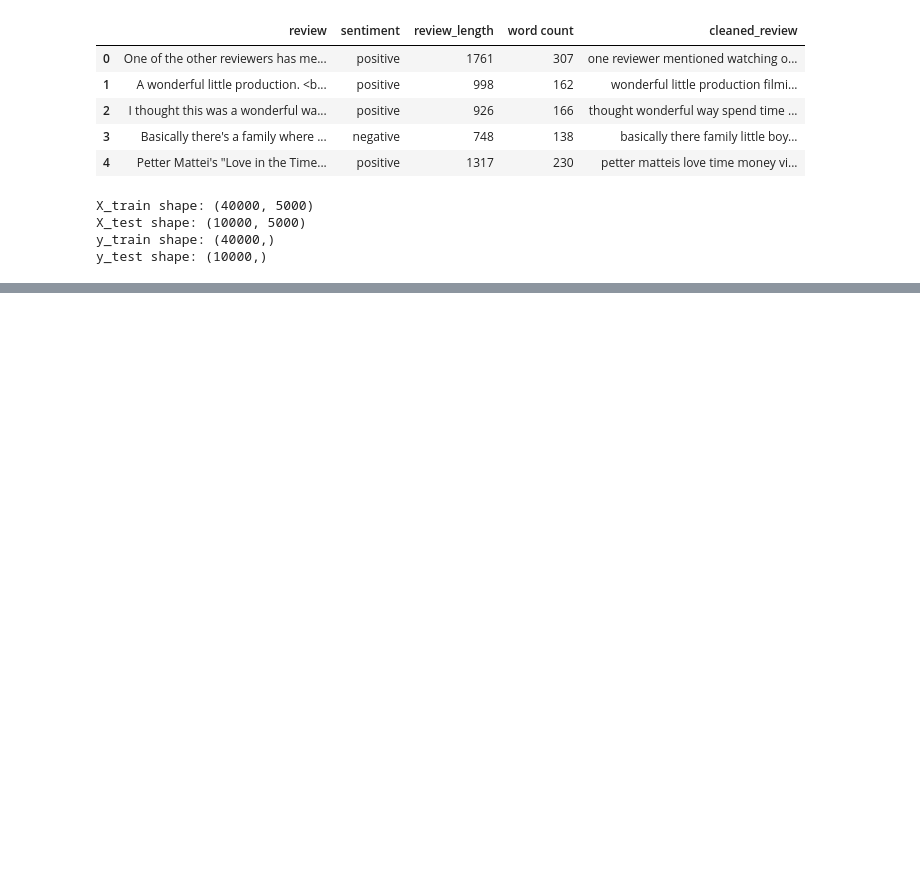
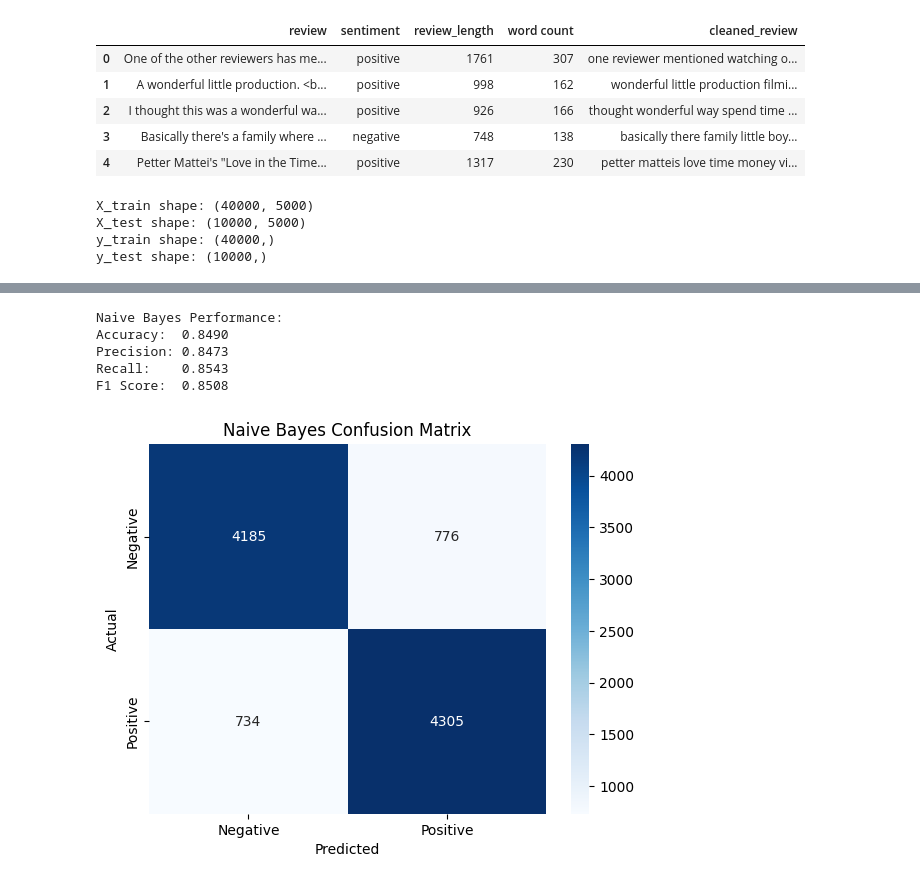
Before and after one commit to meth-nin/Movie-Review-Sentiment-Analysis-NLP, a Jupyter notebook: notebook.ipynb, the cells around one changed output, grey strips where cells are left out. Drawn from its saved outputs; the diff is of its cells as text; code cells hidden in the pictures; blank space fills up the shorter version.

```diff
--- a/notebook.ipynb
+++ b/notebook.ipynb
@@ -197,0 +262,13 @@ y_test shape: (10000,)
+# %%
+from sklearn.naive_bayes import MultinomialNB
+
+nb_model = MultinomialNB()
+nb_model.fit(X_train, y_train)
+nb_results = evaluate_model(nb_model, X_test, y_test, "Naive Bayes")
+# %% [output]
+Naive Bayes Performance:
+Accuracy:  0.8490
+Precision: 0.8473
+Recall:    0.8543
+F1 Score:  0.8508
+[figure, added]
```
Also changed, not shown: parts of 6 cells of this notebook.
